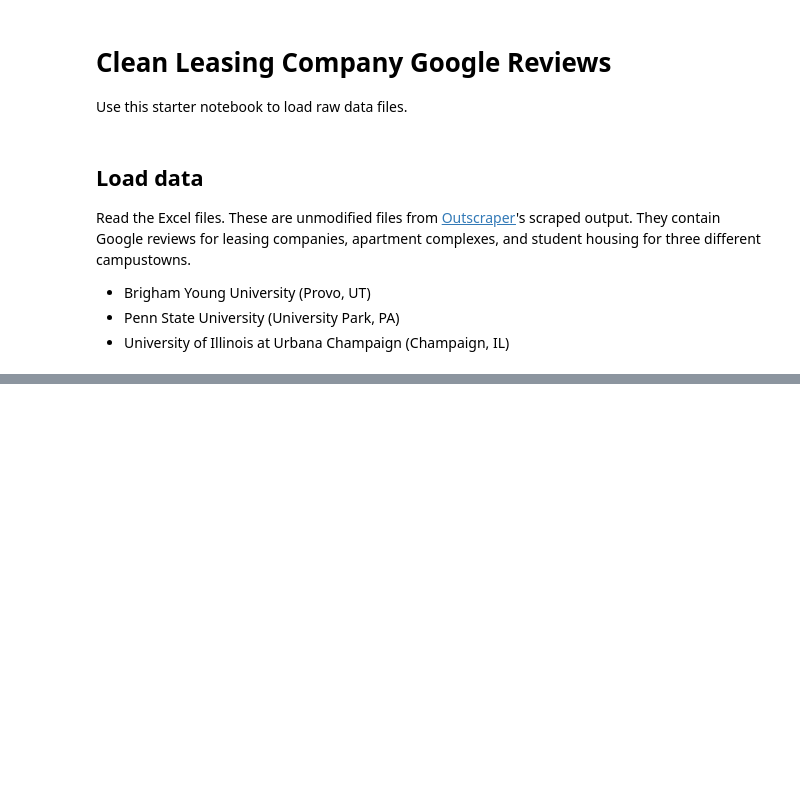
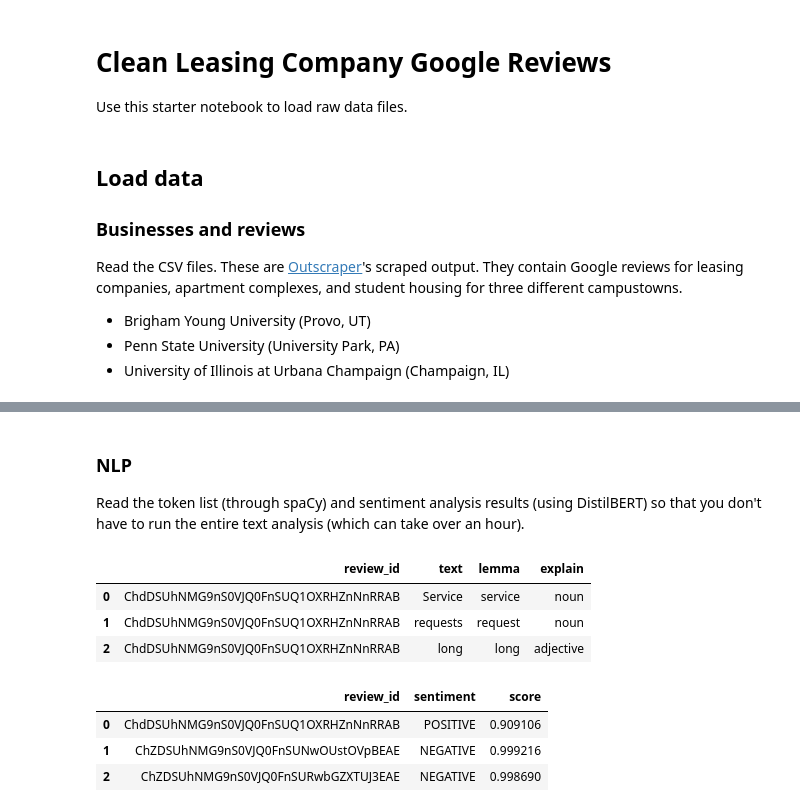
Before and after one commit to bdi475/notebooks, a Jupyter notebook: case-study-06-starter.ipynb, the cells around one changed output, grey strips where cells are left out. Saved outputs shown, nothing was run; the diff lists cells and outputs as text; code cells hidden in the pictures; blank space fills up the shorter version.

```diff
--- a/case-study-06-starter.ipynb
+++ b/case-study-06-starter.ipynb
@@ -10,7 +10,9 @@ pd.set_option('display.max_columns', 100)
 # %% [markdown]
 ## Load data
 
-Read the Excel files. These are unmodified files from [Outscraper](https://outscraper.com/)'s scraped output. They contain Google reviews for leasing companies, apartment complexes, and student housing for three different campustowns.
+### Businesses and reviews
+
+Read the CSV files. These are [Outscraper](https://outscraper.com/)'s scraped output. They contain Google reviews for leasing companies, apartment complexes, and student housing for three different campustowns.
 
 - Brigham Young University (Provo, UT)
 - Penn State University (University Park, PA)
@@ -48,3 +50,22 @@ display(df_uiuc_r.head(2))
 |  | query | name | google_id | place_id | location_link | reviews_link | reviews | rating | review_id | ... |
 | 0 | ChIJMStDGsrXDIgRyPNO_VtZBPk | Stone Ridge Square Apartments | 0x880cd7ca1a432b31:0xf904595bfd4e... | ChIJMStDGsrXDIgRyPNO_VtZBPk | https://www.google.com/maps/place... | https://search.google.com/local/r... | 78 | 4.5 | ChZDSUhNMG9nS0VJQ0FnSUNKOXFyTkt3EAE | ... |
 | 1 | ChIJMStDGsrXDIgRyPNO_VtZBPk | Stone Ridge Square Apartments | 0x880cd7ca1a432b31:0xf904595bfd4e... | ChIJMStDGsrXDIgRyPNO_VtZBPk | https://www.google.com/maps/place... | https://search.google.com/local/r... | 78 | 4.5 | ChdDSUhNMG9nS0VJQ0FnSUNKOXJYbDRRRRAB | ... |
+# %% [markdown]
+### NLP
+
+Read the token list (through spaCy) and sentiment analysis results (using DistilBERT) so that you don't have to run the entire text analysis (which can take over an hour).
+# %%
+df_tokens = pd.read_csv('https://github.com/bdi475/datasets/raw/main/campustowns-leasing-company-reviews/results/tokens.csv.gz')
+df_sentiments = pd.read_csv('https://github.com/bdi475/datasets/raw/main/campustowns-leasing-company-reviews/results/sentiments.csv')
+
+display(df_tokens.head(3))
+display(df_sentiments.head(3))
+# %% [output]
+|  | review_id | text | lemma | explain |
+| 0 | ChdDSUhNMG9nS0VJQ0FnSUQ1OXRHZnNnRRAB | Service | service | noun |
+| 1 | ChdDSUhNMG9nS0VJQ0FnSUQ1OXRHZnNnRRAB | requests | request | noun |
+| 2 | ChdDSUhNMG9nS0VJQ0FnSUQ1OXRHZnNnRRAB | long | long | adjective |
+|  | review_id | sentiment | score |
+| 0 | ChdDSUhNMG9nS0VJQ0FnSUQ1OXRHZnNnRRAB | POSITIVE | 0.909106 |
+| 1 | ChZDSUhNMG9nS0VJQ0FnSUNwOUstOVpBEAE | NEGATIVE | 0.999216 |
+| 2 | ChZDSUhNMG9nS0VJQ0FnSURwbGZXTUJ3EAE | NEGATIVE | 0.998690 |
```
